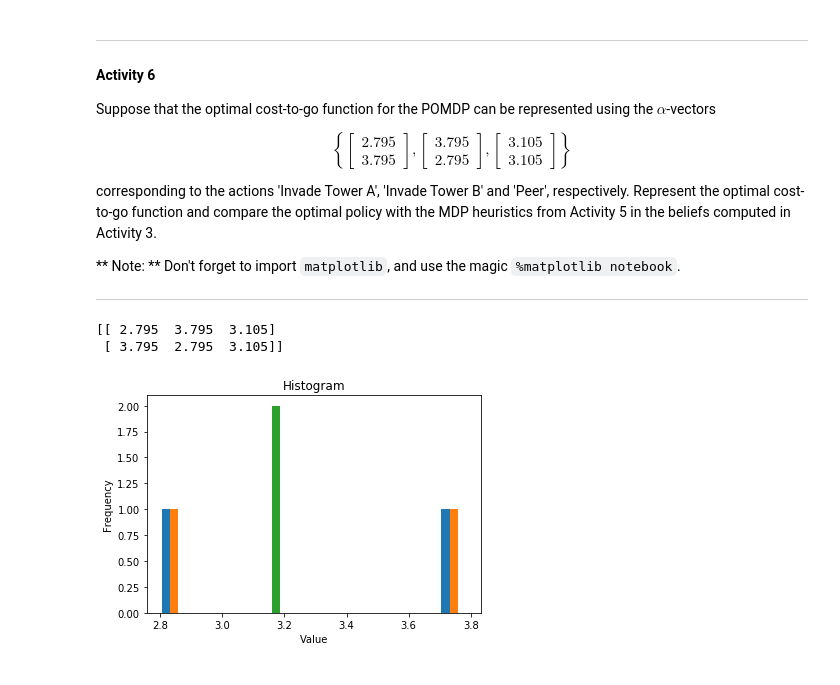
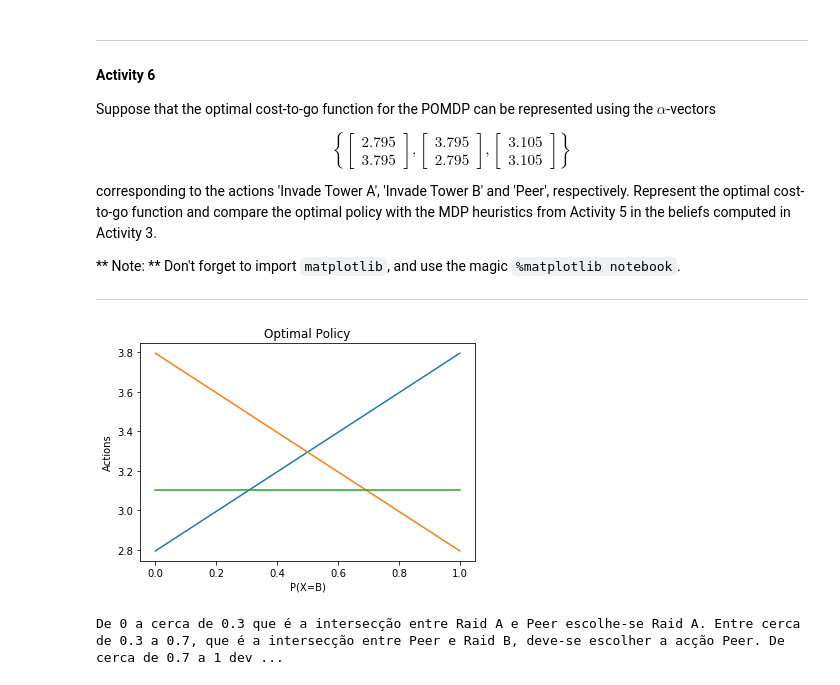
Before and after one commit to masihi/ADI, a Jupyter notebook: Lab 3/lab-3.ipynb, the cells around one changed output. Drawn from its saved outputs; the diff is of its cells as text; code cells hidden in the pictures.

```diff
--- a/Lab 3/lab-3.ipynb
+++ b/Lab 3/lab-3.ipynb
@@ -372,20 +397,21 @@ corresponding to the actions 'Invade Tower A', 'Invade Tower B' and 'Peer', resp
 # %%
 import matplotlib.pyplot as plt
 
 OptimalCost = np.array([
     [2.795, 3.795, 3.105],
     [3.795, 2.795, 3.105]
 ])
 
-print(OptimalCost)
+#print(OptimalCost)
 
 
-plt.hist(OptimalCost) #, bins=10, normed=1, rwidth=0.5, range=[-0.5, 9.5])
-plt.title("Histogram")
-plt.xlabel("Value")
-plt.ylabel("Frequency")
+plt.plot(OptimalCost) #, bins=10, normed=1, rwidth=0.5, range=[-0.5, 9.5])
+plt.title("Optimal Policy")
+plt.xlabel("P(X=B)")
+plt.ylabel("Actions")
 plt.show()
+
+print("De 0 a cerca de 0.3 que é a intersecção entre Raid A e Peer escolhe-se Raid A. Entre cerca de 0.3 a 0.7, que é a intersecção entre Peer e Raid B, deve-se escolher a acção Peer. De cerca de 0.7 a 1 deve-se escolher a acção Raid B.")
 # %% [output]
+[figure, new version]
-[[ 2.795  3.795  3.105]
- [ 3.795  2.795  3.105]]
+De 0 a cerca de 0.3 que é a intersecção entre Raid A e Peer escolhe-se Raid A. Entre cerca de 0.3 a 0.7, que é a intersecção entre Peer e Raid B, deve-se escolher a acção Peer. De cerca de 0.7 a 1 dev ...
-[figure, old version]
```
Also changed, not shown: parts of 6 cells of this notebook.
